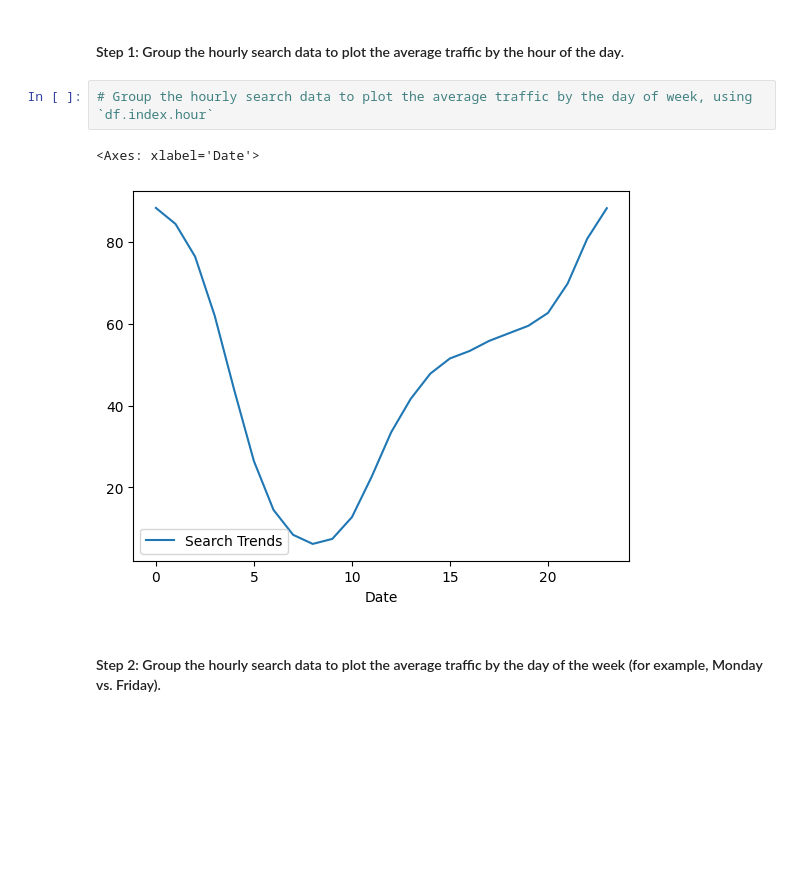
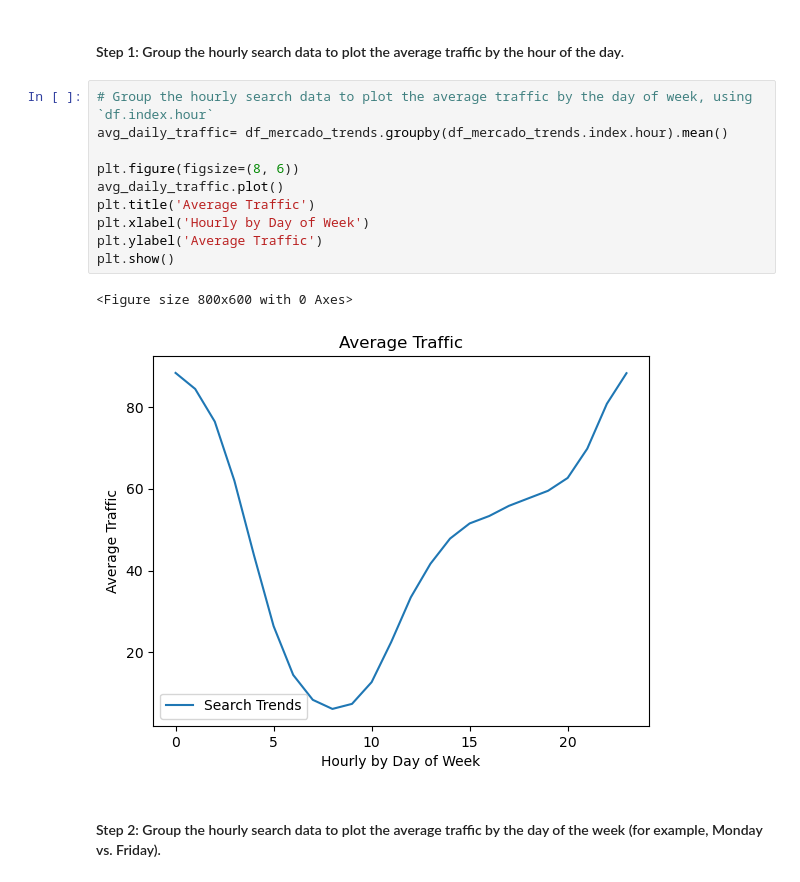
Before and after one commit to afine5/prophet-challenge, a Jupyter notebook: forecasting_net_prophet.ipynb, the cells around one changed output. Saved outputs shown, nothing was run; the diff lists cells and outputs as text; blank space fills up the shorter version.

```diff
--- a/forecasting_net_prophet.ipynb
+++ b/forecasting_net_prophet.ipynb
@@ -176,9 +178,17 @@ To that end, you want to mine the search traffic data for predictable seasonal p
 #### Step 1: Group the hourly search data to plot the average traffic by the hour of the day.
 # %%
 # Group the hourly search data to plot the average traffic by the day of week, using `df.index.hour`
+avg_daily_traffic= df_mercado_trends.groupby(df_mercado_trends.index.hour).mean()
+
+plt.figure(figsize=(8, 6))
+avg_daily_traffic.plot()
+plt.title('Average Traffic')
+plt.xlabel('Hourly by Day of Week')
+plt.ylabel('Average Traffic')
+plt.show()
 # %% [output]
-<Axes: xlabel='Date'>
+<Figure size 800x600 with 0 Axes>
-[figure, old version]
+[figure, new version]
 # %% [markdown]
 #### Step 2: Group the hourly search data to plot the average traffic by the day of the week (for example, Monday vs. Friday).
 # %%
```
Also changed, not shown: parts of 8 cells of this notebook.
